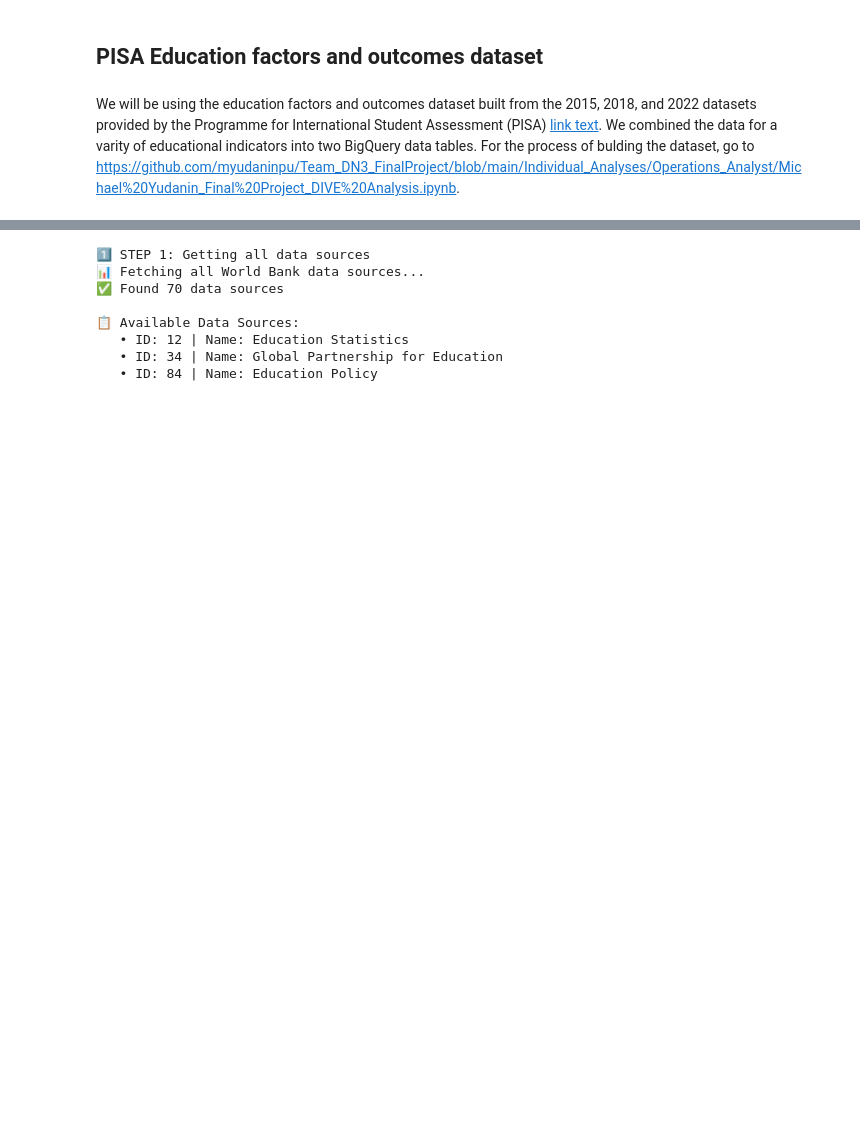
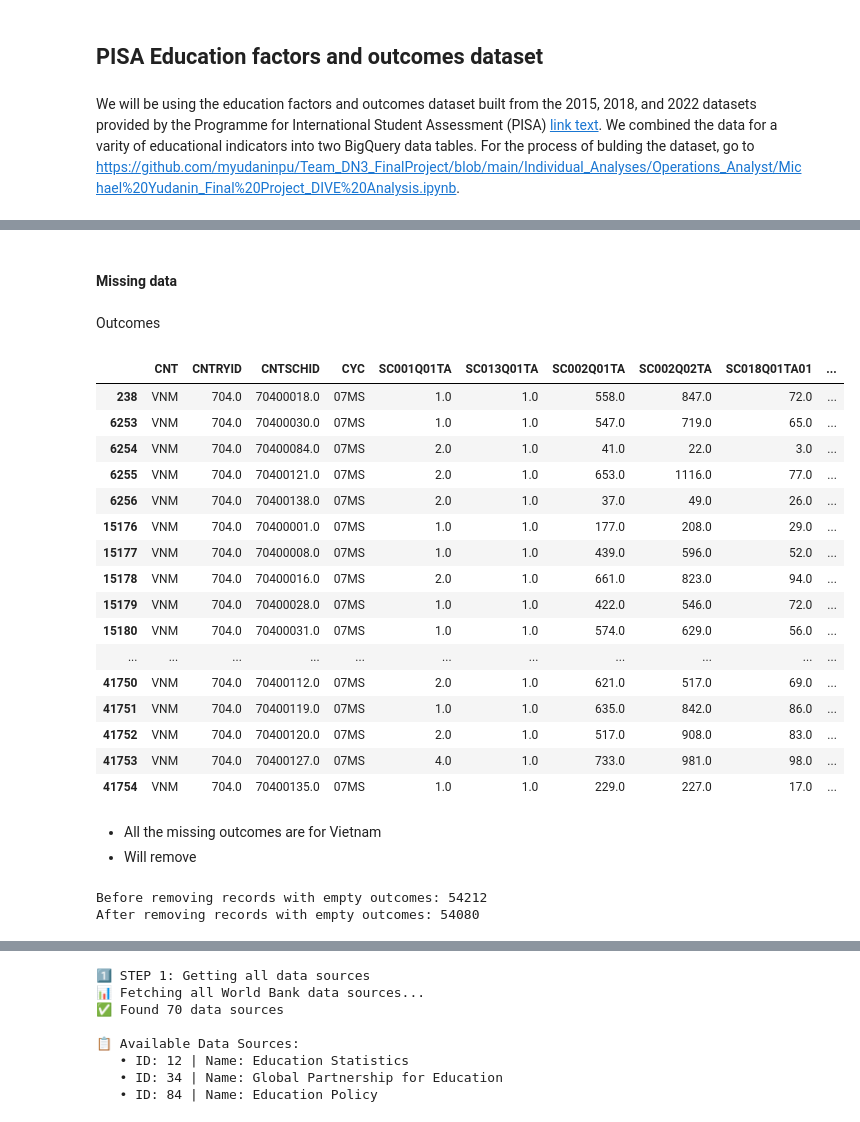
Before and after one commit to myudaninpu/Team_DN3_FinalProject, a Jupyter notebook: Individual_Analyses/Operations_Analyst/Michael Yudanin_Final Project_DIVE Analysis.ipynb, the cells around one changed output, grey strips where cells are left out. Drawn from its saved outputs; the diff is of its cells as text; code cells hidden in the pictures; blank space fills up the shorter version.

```diff
--- a/Individual_Analyses/Operations_Analyst/Michael Yudanin_Final Project_DIVE Analysis.ipynb
+++ b/Individual_Analyses/Operations_Analyst/Michael Yudanin_Final Project_DIVE Analysis.ipynb
@@ -32,0 +56,4 @@ multiprocess 0.70.16 requires dill>=0.3.8, but you have dill 0.3.1.1 which is in
+# %%
+pd.set_option('display.max_columns', None)
+pd.set_option('display.max_rows', None)
+pd.set_option('display.max_colwidth', None)
@@ -34,3 +63,16 @@ multiprocess 0.70.16 requires dill>=0.3.8, but you have dill 0.3.1.1 which is in
 ## PISA Education factors and outcomes dataset
 # %% [markdown]
 We will be using the education factors and outcomes dataset built from the 2015, 2018, and 2022 datasets provided by the Programme for International Student Assessment (PISA) [link text](https://www.oecd.org/en/about/programmes/pisa.html). We combined the data for a varity of educational indicators into two BigQuery data tables. For the process of bulding the dataset, go to https://github.com/myudaninpu/Team_DN3_FinalProject/blob/main/Individual_Analyses/Operations_Analyst/Michael%20Yudanin_Final%20Project_DIVE%20Analysis.ipynb.
+# %%
+from google.colab import auth
+from google.cloud import bigquery
+
+# Authenticate your Google account
+auth.authenticate_user()
+
+PROJECT_ID = "mgmt599-dn3-final-project"
+REGION = "us-central1"
+
+BQ_DATASET = "edu"
+
+client = bigquery.Client(project=PROJECT_ID)
@@ -36,0 +1180,34 @@ We will be using the education factors and outcomes dataset built from the 2015,
+# %% [markdown]
+#### Missing data
+# %% [markdown]
+Outcomes
+# %%
+df[df['math'].isna() | df['read'].isna() | df['sci'].isna()]
+# %% [output]
+|  | CNT | CNTRYID | CNTSCHID | CYC | SC001Q01TA | SC013Q01TA | SC002Q01TA | SC002Q02TA | SC018Q01TA01 | ... |
+| 238 | VNM | 704.0 | 70400018.0 | 07MS | 1.0 | 1.0 | 558.0 | 847.0 | 72.0 | ... |
+| 6253 | VNM | 704.0 | 70400030.0 | 07MS | 1.0 | 1.0 | 547.0 | 719.0 | 65.0 | ... |
+| 6254 | VNM | 704.0 | 70400084.0 | 07MS | 2.0 | 1.0 | 41.0 | 22.0 | 3.0 | ... |
+| 6255 | VNM | 704.0 | 70400121.0 | 07MS | 2.0 | 1.0 | 653.0 | 1116.0 | 77.0 | ... |
+| 6256 | VNM | 704.0 | 70400138.0 | 07MS | 2.0 | 1.0 | 37.0 | 49.0 | 26.0 | ... |
+| 15176 | VNM | 704.0 | 70400001.0 | 07MS | 1.0 | 1.0 | 177.0 | 208.0 | 29.0 | ... |
+| 15177 | VNM | 704.0 | 70400008.0 | 07MS | 1.0 | 1.0 | 439.0 | 596.0 | 52.0 | ... |
+| 15178 | VNM | 704.0 | 70400016.0 | 07MS | 2.0 | 1.0 | 661.0 | 823.0 | 94.0 | ... |
+| 15179 | VNM | 704.0 | 70400028.0 | 07MS | 1.0 | 1.0 | 422.0 | 546.0 | 72.0 | ... |
+| 15180 | VNM | 704.0 | 70400031.0 | 07MS | 1.0 | 1.0 | 574.0 | 629.0 | 56.0 | ... |
+| ... | ... | ... | ... | ... | ... | ... | ... | ... | ... | ... |
+| 41750 | VNM | 704.0 | 70400112.0 | 07MS | 2.0 | 1.0 | 621.0 | 517.0 | 69.0 | ... |
+| 41751 | VNM | 704.0 | 70400119.0 | 07MS | 1.0 | 1.0 | 635.0 | 842.0 | 86.0 | ... |
+| 41752 | VNM | 704.0 | 70400120.0 | 07MS | 2.0 | 1.0 | 517.0 | 908.0 | 83.0 | ... |
+| 41753 | VNM | 704.0 | 70400127.0 | 07MS | 4.0 | 1.0 | 733.0 | 981.0 | 98.0 | ... |
+| 41754 | VNM | 704.0 | 70400135.0 | 07MS | 1.0 | 1.0 | 229.0 | 227.0 | 17.0 | ... |
+# %% [markdown]
+- All the missing outcomes are for Vietnam
+- Will remove
+# %%
+print(f'Before removing records with empty outcomes: {len(df)}')
+df = df.dropna(subset=['math', 'read', 'sci'])
+print(f'After removing records with empty outcomes: {len(df)}')
+# %% [output]
+Before removing records with empty outcomes: 54212
+After removing records with empty outcomes: 54080
```
Also changed, not shown: parts of 62 cells of this notebook, 2 other files.
